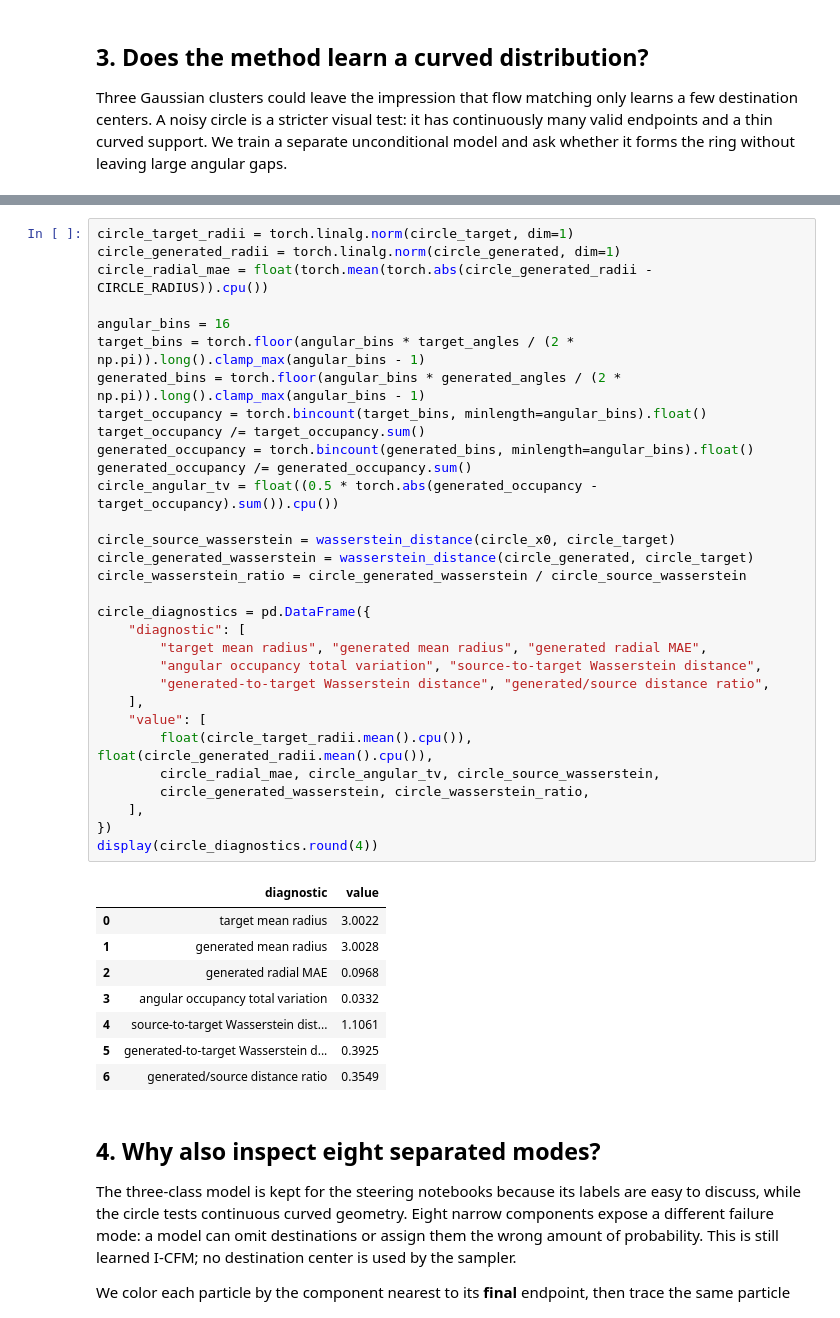
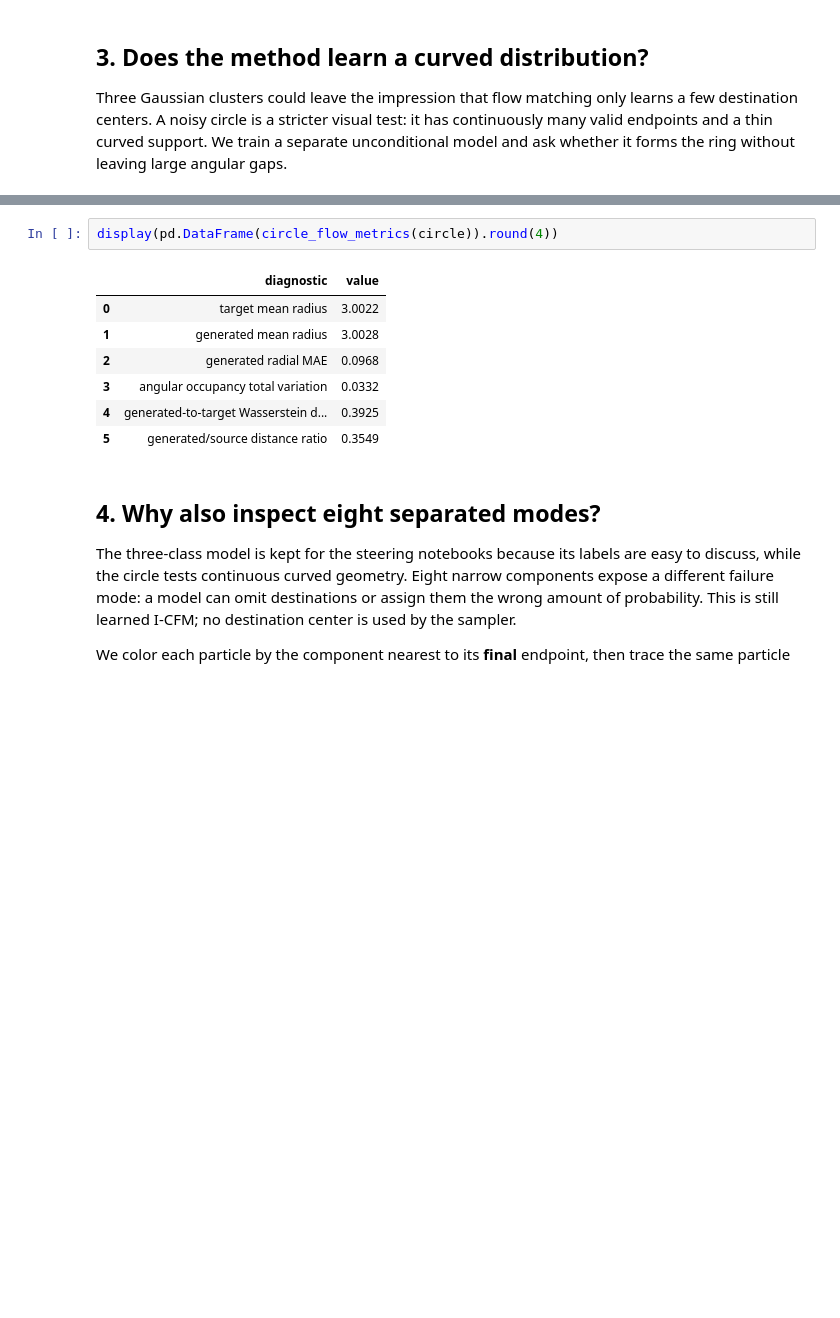
Before and after one commit to isotrivial/diffusion-steering-preclass-notes, a Jupyter notebook: notebooks/toy_data/executed/01_train_unconditional_flow_matching.ipynb, the cells around one changed output, grey strips where cells are left out. Saved outputs shown, nothing was run; the diff lists cells and outputs as text; blank space fills up the shorter version.

```diff
--- a/notebooks/toy_data/executed/01_train_unconditional_flow_matching.ipynb
+++ b/notebooks/toy_data/executed/01_train_unconditional_flow_matching.ipynb
@@ -296,43 +147,13 @@ plt.show()
 # %%
-circle_target_radii = torch.linalg.norm(circle_target, dim=1)
-circle_generated_radii = torch.linalg.norm(circle_generated, dim=1)
-circle_radial_mae = float(torch.mean(torch.abs(circle_generated_radii - CIRCLE_RADIUS)).cpu())
-
-angular_bins = 16
-target_bins = torch.floor(angular_bins * target_angles / (2 * np.pi)).long().clamp_max(angular_bins - 1)
-generated_bins = torch.floor(angular_bins * generated_angles / (2 * np.pi)).long().clamp_max(angular_bins - 1)
-target_occupancy = torch.bincount(target_bins, minlength=angular_bins).float()
-target_occupancy /= target_occupancy.sum()
-generated_occupancy = torch.bincount(generated_bins, minlength=angular_bins).float()
-generated_occupancy /= generated_occupancy.sum()
-circle_angular_tv = float((0.5 * torch.abs(generated_occupancy - target_occupancy).sum()).cpu())
-
-circle_source_wasserstein = wasserstein_distance(circle_x0, circle_target)
-circle_generated_wasserstein = wasserstein_distance(circle_generated, circle_target)
-circle_wasserstein_ratio = circle_generated_wasserstein / circle_source_wasserstein
-
-circle_diagnostics = pd.DataFrame({
-    "diagnostic": [
-        "target mean radius", "generated mean radius", "generated radial MAE",
-        "angular occupancy total variation", "source-to-target Wasserstein distance",
-        "generated-to-target Wasserstein distance", "generated/source distance ratio",
-    ],
-    "value": [
-        float(circle_target_radii.mean().cpu()), float(circle_generated_radii.mean().cpu()),
-        circle_radial_mae, circle_angular_tv, circle_source_wasserstein,
-        circle_generated_wasserstein, circle_wasserstein_ratio,
-    ],
-})
-display(circle_diagnostics.round(4))
+display(pd.DataFrame(circle_flow_metrics(circle)).round(4))
 # %% [output]
 |  | diagnostic | value |
 | 0 | target mean radius | 3.0022 |
 | 1 | generated mean radius | 3.0028 |
 | 2 | generated radial MAE | 0.0968 |
 | 3 | angular occupancy total variation | 0.0332 |
-| 4 | source-to-target Wasserstein dist... | 1.1061 |
-| 5 | generated-to-target Wasserstein d... | 0.3925 |
-| 6 | generated/source distance ratio | 0.3549 |
+| 4 | generated-to-target Wasserstein d... | 0.3925 |
+| 5 | generated/source distance ratio | 0.3549 |
 # %% [markdown]
 ## 4. Why also inspect eight separated modes?
 
```
Also changed, not shown: parts of 12 cells of this notebook, 6 other files.
